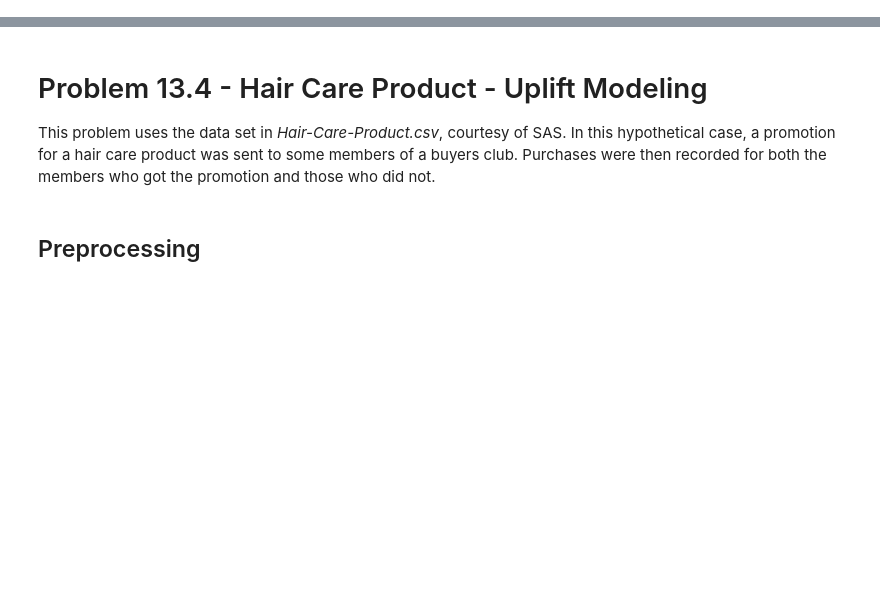
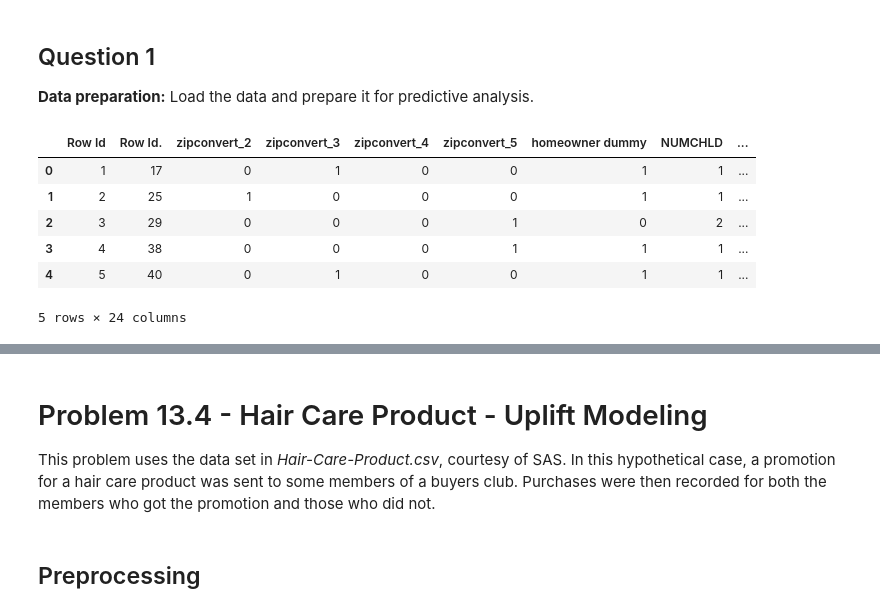
Before and after one commit to zachfreitas/ADS_505_Applied_Data_Sci_for_Business-, a Jupyter notebook: Module_4/Assignment_4/Assignment_4.ipynb, the cells around one changed output, grey strips where cells are left out. Cells and saved outputs as stored; diff of their text form; code cells hidden in the pictures; blank space fills up the shorter version.

```diff
--- a/Module_4/Assignment_4/Assignment_4.ipynb
+++ b/Module_4/Assignment_4/Assignment_4.ipynb
@@ -44,0 +34,3 @@ from dmba import classificationSummary
+# %% [markdown]
+## Question 1
+**Data preparation:** Load the data and prepare it for predictive analysis.
@@ -44,0 +41,11 @@ from dmba import classificationSummary
+# %%
+df = pd.read_csv(Fundraising)
+df.head()
+# %% [output]
+|  | Row Id | Row Id. | zipconvert_2 | zipconvert_3 | zipconvert_4 | zipconvert_5 | homeowner dummy | NUMCHLD | ... |
+| 0 | 1 | 17 | 0 | 1 | 0 | 0 | 1 | 1 | ... |
+| 1 | 2 | 25 | 1 | 0 | 0 | 0 | 1 | 1 | ... |
+| 2 | 3 | 29 | 0 | 0 | 0 | 1 | 0 | 2 | ... |
+| 3 | 4 | 38 | 0 | 0 | 0 | 1 | 1 | 1 | ... |
+| 4 | 5 | 40 | 0 | 1 | 0 | 0 | 1 | 1 | ... |
+5 rows × 24 columns
```
Also changed, not shown: parts of 27 cells of this notebook.
